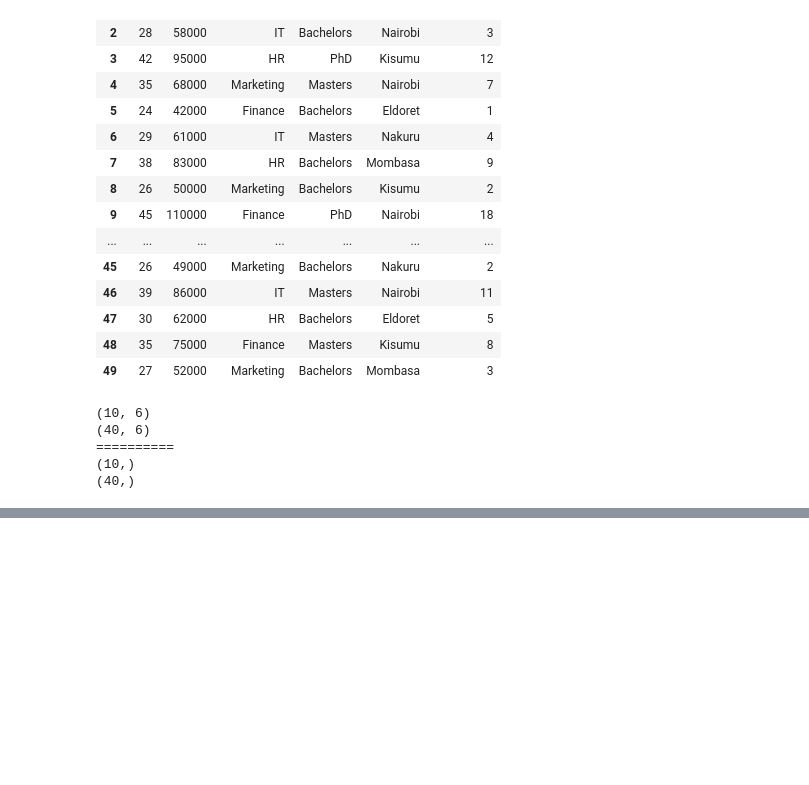
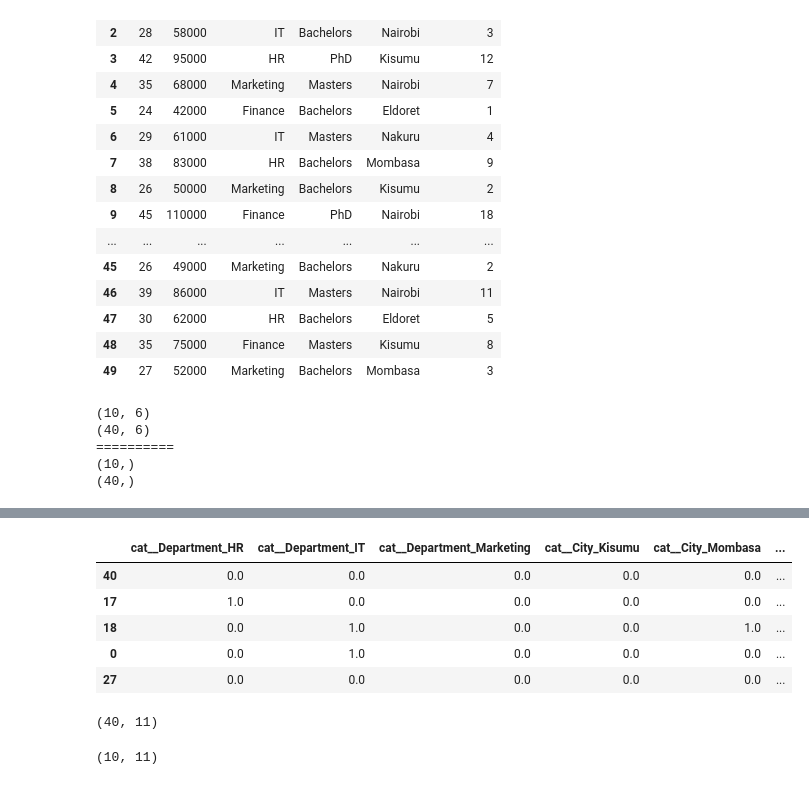
Before and after one commit to data-spice/AI_LESSON, a Jupyter notebook: practice/full_practice1.ipynb, the cells around one changed output, grey strips where cells are left out. Saved outputs shown, nothing was run; the diff lists cells and outputs as text; code cells hidden in the pictures; blank space fills up the shorter version.

```diff
--- a/practice/full_practice1.ipynb
+++ b/practice/full_practice1.ipynb
@@ -76,0 +121,14 @@ X_train.head(
+# %%
+X_train_transformed=preprocessor.fit_transform(X_train)
+X_train_transformed.head()
+# %% [output]
+|  | cat__Department_HR | cat__Department_IT | cat__Department_Marketing | cat__City_Kisumu | cat__City_Mombasa | ... |
+| 40 | 0.0 | 0.0 | 0.0 | 0.0 | 0.0 | ... |
+| 17 | 1.0 | 0.0 | 0.0 | 0.0 | 0.0 | ... |
+| 18 | 0.0 | 1.0 | 0.0 | 0.0 | 1.0 | ... |
+| 0 | 0.0 | 1.0 | 0.0 | 0.0 | 0.0 | ... |
+| 27 | 0.0 | 0.0 | 0.0 | 0.0 | 0.0 | ... |
+# %%
+X_train_transformed.shape
+# %% [output]
+(40, 11)
@@ -76,0 +137,4 @@ X_train.head(
+# %%
+X_test_transformed.shape
+# %% [output]
+(10, 11)
```
Also changed, not shown: parts of 19 cells of this notebook.
